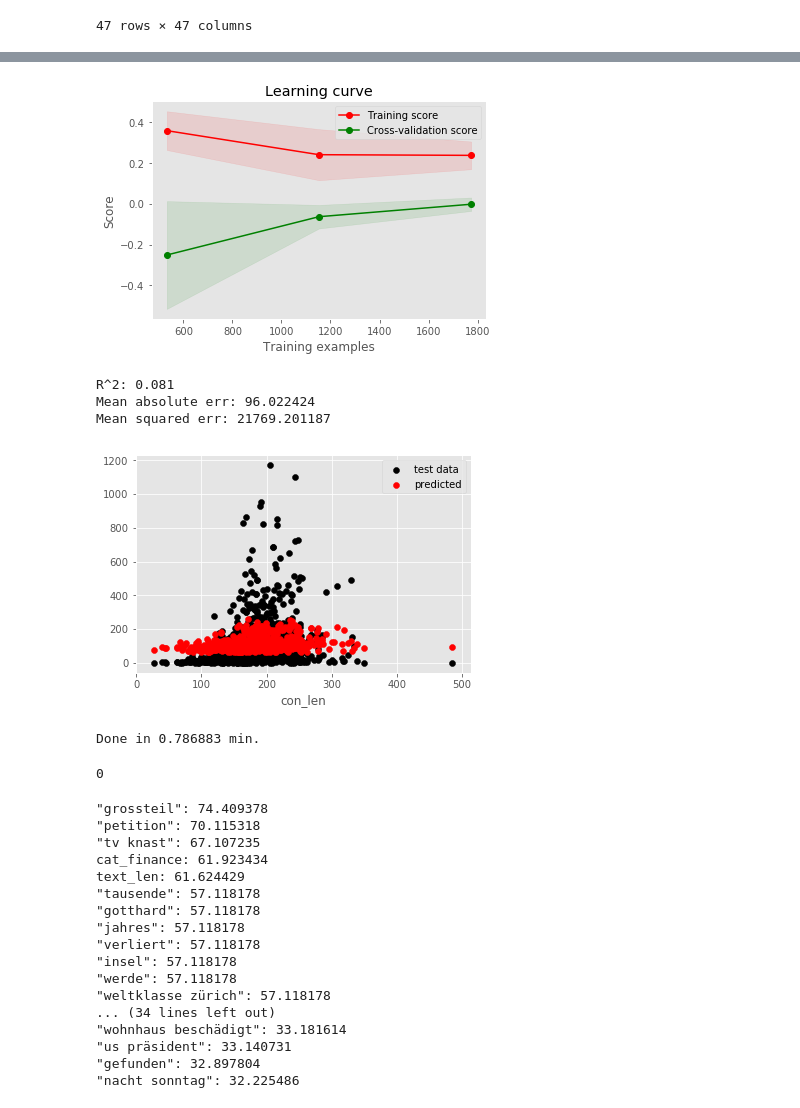
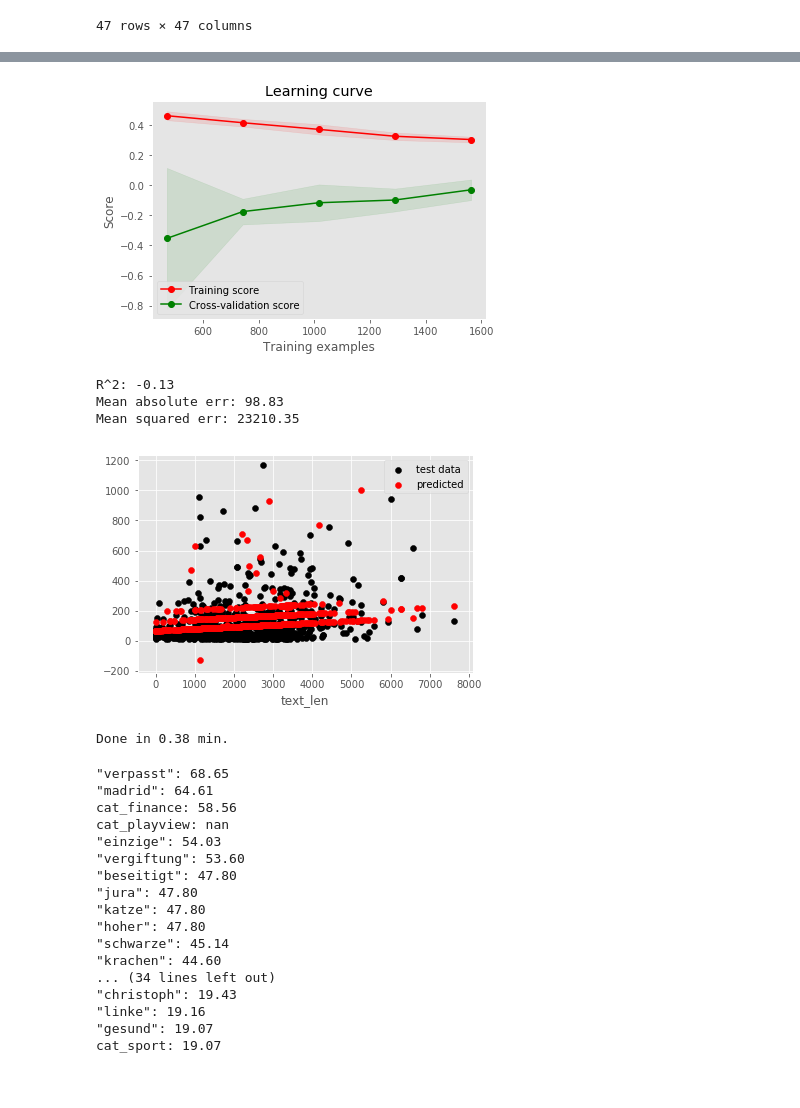
Before and after one commit to fdelia/bots, a Jupyter notebook: 5_predict_response_to_article.ipynb, the cells around one changed output, grey strips where cells are left out. Drawn from its saved outputs; the diff is of its cells as text; code cells hidden in the pictures.

```diff
--- a/5_predict_response_to_article.ipynb
+++ b/5_predict_response_to_article.ipynb
@@ -224,7 +228,7 @@ class ItemSelector(BaseEstimator, TransformerMixin):
     def transform(self, df):
         return df[self.key]
 
-ngram_range = (1, 2)
+ngram_range = (1, 1)
 st = time()
 def no_numbers(x):
     return re.sub(r'(\d[\d\.])+', '', x.lower())
@@ -247,13 +251,11 @@ model = Pipeline([
             ('subheader', Pipeline([
                 ('selector', ItemSelector(key='sub')),
                 ('tfidf', TfidfVectorizer(min_df=2, max_df=0.7, preprocessor=no_numbers, ngram_range=ngram_range, stop_words=stop_words)),
-               # ('best', TruncatedSVD(n_components=50)),
             ])),
 
             ('text', Pipeline([
                 ('selector', ItemSelector(key='text')),
                 ('tfidf', TfidfVectorizer(min_df=0.2, max_df=0.7, preprocessor=no_numbers, ngram_range=ngram_range, stop_words=stop_words)),
-               # ('best', TruncatedSVD(n_components=50)),
             ])),
         ], n_jobs=-1
     )),
@@ -265,50 +267,47 @@ model = Pipeline([
 ])
 
 # Just choose what you want to do
 if True:
     plot_learning_curve(model, X, y, cv=3, n_jobs=-1,
-                       train_sizes=np.linspace(.3, 1.0, 3))
+                       train_sizes=np.linspace(.3, 1.0, 5))
     plt.show()
 
 if True:
     model.fit(X_train, y_train)
     y_pred = model.predict(X_test)
-    print("R^2: %1.3f" % r2_score(y_test, y_pred))
+    print("R^2: %1.2f" % r2_score(y_test, y_pred))
     #print("Explained var: {:3f}".format(explained_variance_score(y_test, y_pred)))
-    print("Mean absolute err: {:3f}".format(mean_absolute_error(y_test, y_pred)))
-    print("Mean squared err: {:3f}".format(mean_squared_error(y_test, y_pred)))
+    print("Mean absolute err: {:.2f}".format(mean_absolute_error(y_test, y_pred)))
+    print("Mean squared err: {:.2f}".format(mean_squared_error(y_test, y_pred)))
     # Residual plot
     # time_since_first because it seems to have some influence (see feature importance below)
-    X_res = X_test['con_len']
+    X_res = X_test['text_len']
     plt.scatter(X_res, y_test, color='black', label='test data')
     plt.scatter(X_res, y_pred, color='red', label='predicted')
-    plt.xlabel('con_len')
+    plt.xlabel('text_len')
     plt.legend(); plt.show()
 
 if False:
     from sklearn.model_selection import GridSearchCV
     param_grid = {
 #        'reduce_dim__score_func': [f_regression, chi2],
         'reduce_dim__k': [40, 50, 60, 70]
-#        'model__hidden_layer_sizes':[(50,), (100,), (200,), (100, 50)]
-#        'model__alpha': np.logspace(-1, 4, 6),
                  }
     grid = GridSearchCV(model, param_grid, cv=3, n_jobs=-1)
     grid.fit(X_train, y_train)
 
     print(grid.best_params_)
 
-print('Done in {:2f} min.'.format((time() - st)/60))
+print('Done in {:.2f} min.'.format((time() - st)/60))
 # Make yourself noticeable to human
-import os; os.system('say "this is dave. the computations are finished."')
+#import os; os.system('say "this is dave. the computations are finished."')
 # %% [output]
-[figure, old version]
+[figure, new version]
-R^2: 0.081
-Mean absolute err: 96.022424
-Mean squared err: 21769.201187
+R^2: -0.13
+Mean absolute err: 98.83
+Mean squared err: 23210.35
-[figure, old version]
+[figure, new version]
-Done in 0.786883 min.
+Done in 0.38 min.
-0
 # %%
 # Which features are how important?
 
@@ -333,25 +332,25 @@ for word in model.named_steps['union'].transformer_list[3][1].named_steps['tfidf
 import operator
 features_sorted = sorted(features.items(), key=operator.itemgetter(1), reverse=True)
 for f, v in features_sorted[:50]:
-    print("{}: {:3f}".format(f, v))
+    print("{}: {:.2f}".format(f, v))
 # %% [output]
-"grossteil": 74.409378
-"petition": 70.115318
-"tv knast": 67.107235
-cat_finance: 61.923434
-text_len: 61.624429
-"tausende": 57.118178
-"gotthard": 57.118178
-"jahres": 57.118178
-"verliert": 57.118178
-"insel": 57.118178
-"werde": 57.118178
-"weltklasse zürich": 57.118178
+"verpasst": 68.65
+"madrid": 64.61
+cat_finance: 58.56
+cat_playview: nan
+"einzige": 54.03
+"vergiftung": 53.60
+"beseitigt": 47.80
+"jura": 47.80
+"katze": 47.80
+"hoher": 47.80
+"schwarze": 45.14
+"krachen": 44.60
 ... (34 lines left out)
-"wohnhaus beschädigt": 33.181614
-"us präsident": 33.140731
-"gefunden": 32.897804
-"nacht sonntag": 32.225486
+"christoph": 19.43
+"linke": 19.16
+"gesund": 19.07
+cat_sport: 19.07
 # %% [markdown]
 <a id="summary"></a>
 # %% [markdown]
```
Also changed, not shown: parts of 3 cells of this notebook.
